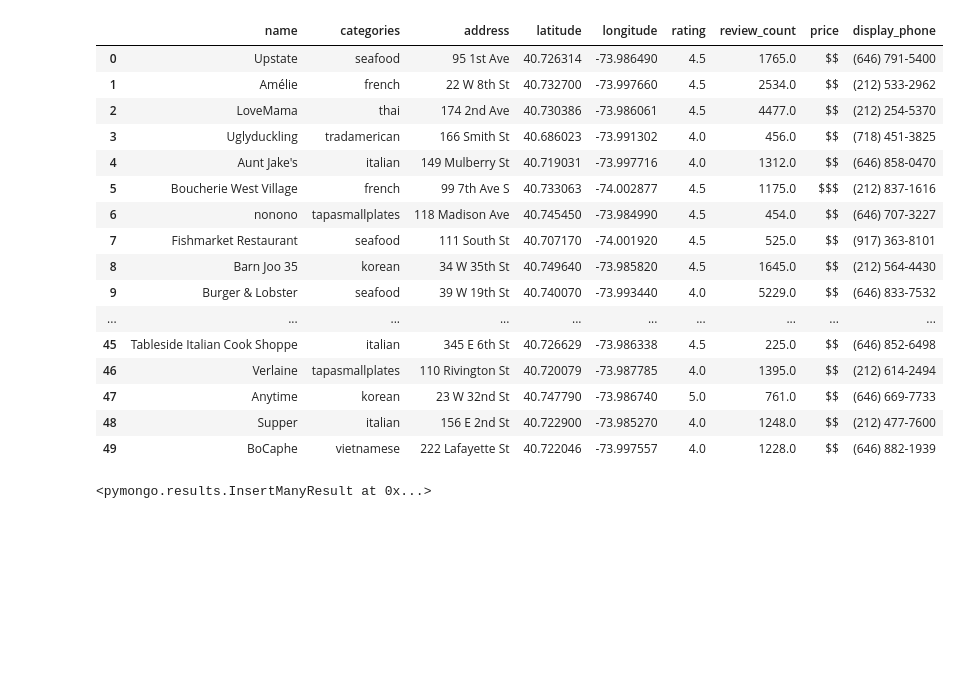
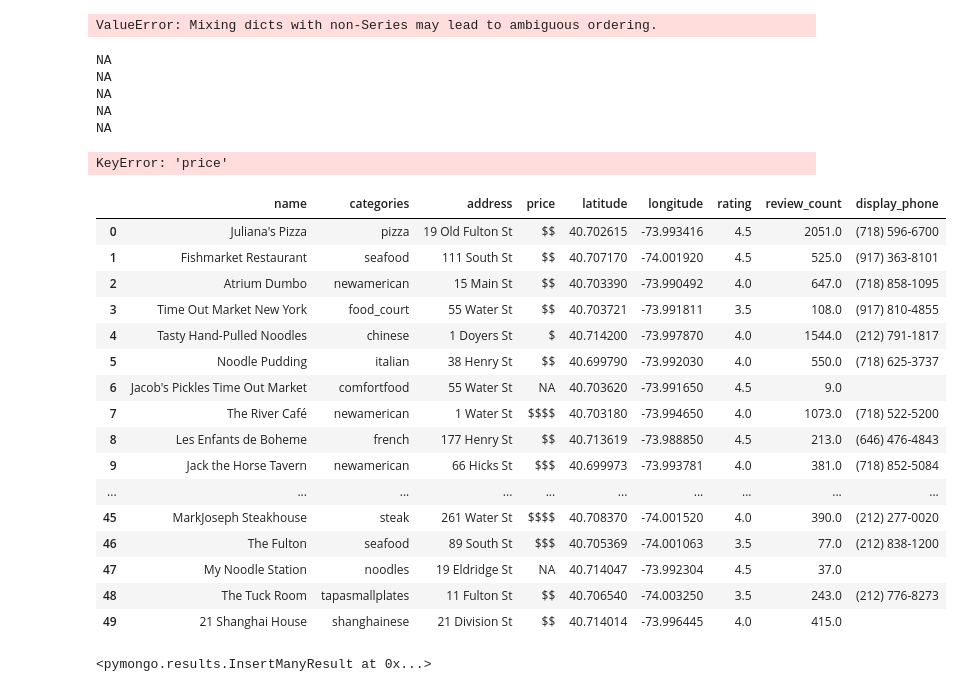
Before and after one commit to minabansal/nyc_restaurants, a Jupyter notebook: yelpExtractdb.ipynb, the cells around one changed output. Saved outputs shown, nothing was run; the diff lists cells and outputs as text; code cells hidden in the pictures; blank space fills up the shorter version.

```diff
--- a/yelpExtractdb.ipynb
+++ b/yelpExtractdb.ipynb
@@ -10,7 +10,9 @@ yelpAPI = 'https://api.yelp.com/v3/businesses/search'
 header = {'Authorization':'bearer %s' % api_key}
 parameters = {'term':'restaurants',
              'limit':50,
-             'radius':10000,
+             'longitude': 40.7150,
+             'longitude': -73.9843,
+             'radius':1000,
              'categories' : 'All',
              'location': 'New York City',
              'is_closed': False}
@@ -40,41 +42,62 @@ restaurant_data
  'region': {'center': {'longitude': -73.99429321289062,
    'latitude': 40.70544486444615}}}
+# %%
+test = pd.DataFrame()
+test.from_dict(restaurant_data)
+# %% [output]
+ValueError: Mixing dicts with non-Series may lead to ambiguous ordering.
+# %%
+for i in restaurant_data['businesses']:
+    if 'price' not in i.keys():
+        print ("NA")
+# %% [output]
+NA
+NA
+NA
+NA
+NA
+# %%
+type(restaurant_data['businesses'][6]['price'])
+# %% [output]
+KeyError: 'price'
 # %%
 restaurantDF = pd.DataFrame()
 count = 0
+
+
 for i in restaurant_data['businesses']:
     temprestaurantDF = pd.DataFrame()
     temprestaurantDF.loc[count,'name'] = i['name']
     temprestaurantDF.loc[count,'categories'] = i['categories'][0]["alias"]
     temprestaurantDF.loc[count,'address'] = i['location']['address1']
+    temprestaurantDF.loc[count,'price'] = i['price'] if 'price' in i.keys() else "NA"
     temprestaurantDF.loc[count,'latitude'] = i['coordinates']['latitude']
     temprestaurantDF.loc[count,'longitude'] = i['coordinates']['longitude']
     temprestaurantDF.loc[count,'rating'] = i['rating']
     temprestaurantDF.loc[count,'review_count'] = i['review_count']
-    temprestaurantDF.loc[count,'price'] = i['price']
     temprestaurantDF.loc[count,'display_phone'] = i['display_phone']
     restaurantDF = restaurantDF.append(pd.DataFrame(data = temprestaurantDF), ignore_index=True, sort=False)
     count = count + 1
 
 restaurantDF
 # %% [output]
-|  | name | categories | address | latitude | longitude | rating | review_count | price | display_phone |
-| 0 | Upstate | seafood | 95 1st Ave | 40.726314 | -73.986490 | 4.5 | 1765.0 | $$ | (646) 791-5400 |
-| 1 | Amélie | french | 22 W 8th St | 40.732700 | -73.997660 | 4.5 | 2534.0 | $$ | (212) 533-2962 |
-| 2 | LoveMama | thai | 174 2nd Ave | 40.730386 | -73.986061 | 4.5 | 4477.0 | $$ | (212) 254-5370 |
-| 3 | Uglyduckling | tradamerican | 166 Smith St | 40.686023 | -73.991302 | 4.0 | 456.0 | $$ | (718) 451-3825 |
-| 4 | Aunt Jake's | italian | 149 Mulberry St | 40.719031 | -73.997716 | 4.0 | 1312.0 | $$ | (646) 858-0470 |
-| 5 | Boucherie West Village | french | 99 7th Ave S | 40.733063 | -74.002877 | 4.5 | 1175.0 | $$$ | (212) 837-1616 |
-| 6 | nonono | tapasmallplates | 118 Madison Ave | 40.745450 | -73.984990 | 4.5 | 454.0 | $$ | (646) 707-3227 |
-| 7 | Fishmarket Restaurant | seafood | 111 South St | 40.707170 | -74.001920 | 4.5 | 525.0 | $$ | (917) 363-8101 |
-| 8 | Barn Joo 35 | korean | 34 W 35th St | 40.749640 | -73.985820 | 4.5 | 1645.0 | $$ | (212) 564-4430 |
-| 9 | Burger & Lobster | seafood | 39 W 19th St | 40.740070 | -73.993440 | 4.0 | 5229.0 | $$ | (646) 833-7532 |
+|  | name | categories | address | price | latitude | longitude | rating | review_count | display_phone |
+| 0 | Juliana's Pizza | pizza | 19 Old Fulton St | $$ | 40.702615 | -73.993416 | 4.5 | 2051.0 | (718) 596-6700 |
+| 1 | Fishmarket Restaurant | seafood | 111 South St | $$ | 40.707170 | -74.001920 | 4.5 | 525.0 | (917) 363-8101 |
+| 2 | Atrium Dumbo | newamerican | 15 Main St | $$ | 40.703390 | -73.990492 | 4.0 | 647.0 | (718) 858-1095 |
+| 3 | Time Out Market New York | food_court | 55 Water St | $$ | 40.703721 | -73.991811 | 3.5 | 108.0 | (917) 810-4855 |
+| 4 | Tasty Hand-Pulled Noodles | chinese | 1 Doyers St | $ | 40.714200 | -73.997870 | 4.0 | 1544.0 | (212) 791-1817 |
+| 5 | Noodle Pudding | italian | 38 Henry St | $$ | 40.699790 | -73.992030 | 4.0 | 550.0 | (718) 625-3737 |
+| 6 | Jacob's Pickles Time Out Market | comfortfood | 55 Water St | NA | 40.703620 | -73.991650 | 4.5 | 9.0 |  |
+| 7 | The River Café | newamerican | 1 Water St | $$$$ | 40.703180 | -73.994650 | 4.0 | 1073.0 | (718) 522-5200 |
+| 8 | Les Enfants de Boheme | french | 177 Henry St | $$ | 40.713619 | -73.988850 | 4.5 | 213.0 | (646) 476-4843 |
+| 9 | Jack the Horse Tavern | newamerican | 66 Hicks St | $$$ | 40.699973 | -73.993781 | 4.0 | 381.0 | (718) 852-5084 |
 | ... | ... | ... | ... | ... | ... | ... | ... | ... | ... |
-| 45 | Tableside Italian Cook Shoppe | italian | 345 E 6th St | 40.726629 | -73.986338 | 4.5 | 225.0 | $$ | (646) 852-6498 |
-| 46 | Verlaine | tapasmallplates | 110 Rivington St | 40.720079 | -73.987785 | 4.0 | 1395.0 | $$ | (212) 614-2494 |
-| 47 | Anytime | korean | 23 W 32nd St | 40.747790 | -73.986740 | 5.0 | 761.0 | $$ | (646) 669-7733 |
-| 48 | Supper | italian | 156 E 2nd St | 40.722900 | -73.985270 | 4.0 | 1248.0 | $$ | (212) 477-7600 |
-| 49 | BoCaphe | vietnamese | 222 Lafayette St | 40.722046 | -73.997557 | 4.0 | 1228.0 | $$ | (646) 882-1939 |
+| 45 | MarkJoseph Steakhouse | steak | 261 Water St | $$$$ | 40.708370 | -74.001520 | 4.0 | 390.0 | (212) 277-0020 |
+| 46 | The Fulton | seafood | 89 South St | $$$ | 40.705369 | -74.001063 | 3.5 | 77.0 | (212) 838-1200 |
+| 47 | My Noodle Station | noodles | 19 Eldridge St | NA | 40.714047 | -73.992304 | 4.5 | 37.0 |  |
+| 48 | The Tuck Room | tapasmallplates | 11 Fulton St | $$ | 40.706540 | -74.003250 | 3.5 | 243.0 | (212) 776-8273 |
+| 49 | 21 Shanghai House | shanghainese | 21 Division St | $$ | 40.714014 | -73.996445 | 4.0 | 415.0 |  |
 # %%
 #response
 #restaurant_data = response.json()
```
Also changed, not shown: parts of 1 cell of this notebook.
